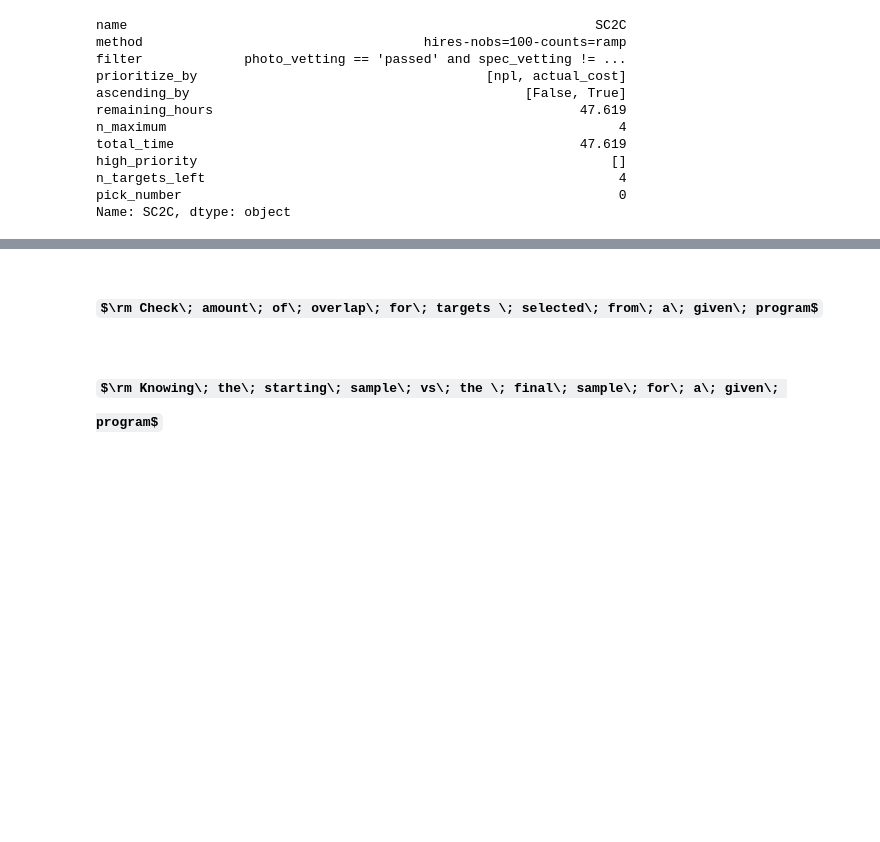
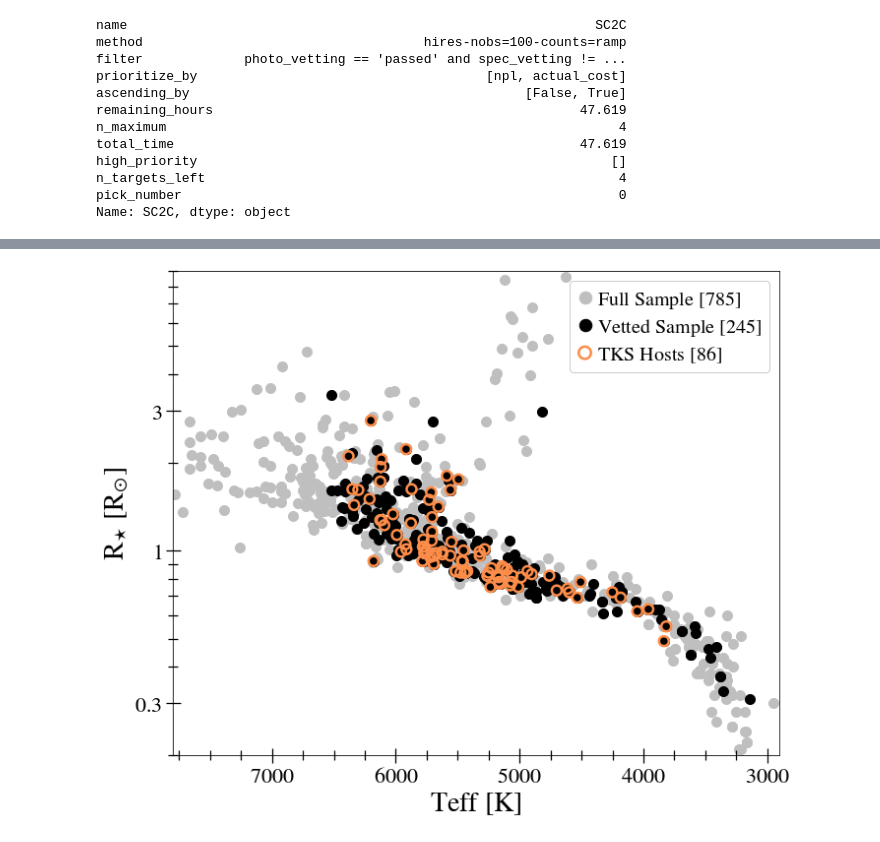
Before and after one commit to ashleychontos/sort-a-survey, a Jupyter notebook: examples/TKS.ipynb, the cells around one changed output, grey strips where cells are left out. Cells and saved outputs as stored; diff of their text form; code cells hidden in the pictures; some formulas as TeX source; blank space fills up the shorter version.

Commit message:
major changes

```diff
--- a/examples/TKS.ipynb
+++ b/examples/TKS.ipynb
@@ -45,0 +11,4 @@ print(TKS.programs.index.values.tolist())
+# %%
+TKS = Survey(verbose=True, path_sample='../info/TKS_sample.csv', path_survey='../info/survey_info.csv',
+             path_priority='../info/high_priority.csv', path_ignore='../info/no_no.csv', iter=1,
+             hours=10., nights=50., save=True, note='', notebook=True, progress=True, )
@@ -115,2 +279,0 @@ print(data.overlap.head())
-# %% [markdown]
-## $\rm Check\; amount\; of\; overlap\; for\; targets \; selected\; from\; a\; given\; program$
@@ -125,2 +279,0 @@ print('%d picked targets had large overlap (>= 5 programs) with other programs'%
-# %% [markdown]
-## $\rm Knowing\; the\; starting\; sample\; vs\; the \; final\; sample\; for\; a\; given\; program$
@@ -175,0 +280,41 @@ plt.tight_layout()
+# %%
+df = TKS.final.copy()
+n_all = len(df.drop_duplicates(subset='tic'))
+vetted = TKS.final.query("photo_vetting == 'passed' and spec_vetting != 'failed' and spec_vetting != 'do not observe'")
+n_vetted = len(vetted.drop_duplicates(subset='tic'))
+sample = TKS.final[TKS.final['in_other_programs'] != 0]
+n_prog = len(sample.drop_duplicates(subset='tic'))
+
+import matplotlib.pyplot as plt
+from matplotlib.ticker import MultipleLocator
+plt.rcParams['mathtext.fontset'] = 'stix'
+
+plt.figure(figsize=(10,8))
+
+ax1 = plt.subplot(1,1,1)
+
+ax1.scatter(df.t_eff.values, df.r_s.values, c = '0.75', s = 100., zorder = 0, label = r'$\rm Full \,\, Sample \,\, [%d]$'%n_all)
+ax1.scatter(vetted.t_eff.values, vetted.r_s.values, c = 'k', s = 100., zorder = 1, label = r'$\rm Vetted \,\, Sample \,\, [%d]$'%n_vetted)
+ax1.scatter(sample.t_eff.values, sample.r_s.values, c = 'k', s = 100., zorder = 2)
+ax1.scatter(sample.t_eff.values, sample.r_s.values, c = 'none', s = 100., lw = 2.5, edgecolor = '#fd8d49', zorder = 3, label = r'$\rm TKS \,\, Hosts \,\, [%d]$'%n_prog)
+ax1.set_ylabel(r'$\rm R_{\star} \,\, [R_{\odot}]$', fontsize = 28)
+ax1.set_xlabel(r'$\rm Teff \,\, [K]$', fontsize = 28)
+plt.yscale("log")
+ax1.xaxis.set_major_locator(MultipleLocator(1000))
+ax1.xaxis.set_minor_locator(MultipleLocator(250))
+ax1.tick_params(axis = 'both', which = 'both', direction = 'inout')
+ax1.tick_params(labelsize = 22)
+ax1.tick_params(axis = 'both', which = 'minor', length = 10, width = 1.25, direction = 'inout')
+ax1.tick_params(axis = 'both', which = 'major', length = 15, width = 1.25, direction = 'inout')
+leg = ax1.legend(fontsize=20, scatteryoffsets=[0.5], framealpha=1.0, handletextpad=0.25, markerscale=1.25, handlelength=0.75, labelspacing=0.3, columnspacing=0.1)
+ax1.set_xticks([7000., 6000., 5000., 4000., 3000.])
+ax1.set_xticklabels([r'$7000$', r'$6000$', r'$5000$', r'$4000$', r'$3000$'])
+ax1.set_yticks([0.3, 1., 3.])
+ax1.set_yticklabels([r'$0.3$', r'$1$', r'$3$'])
+ax1.set_xlim([7800., 2900.])
+ax1.set_ylim([0.2, 9.])
+
+plt.tight_layout()
+plt.show()
+# %% [output]
+[figure, added]
```
Also changed, not shown: parts of 54 cells of this notebook, 12 other files.
